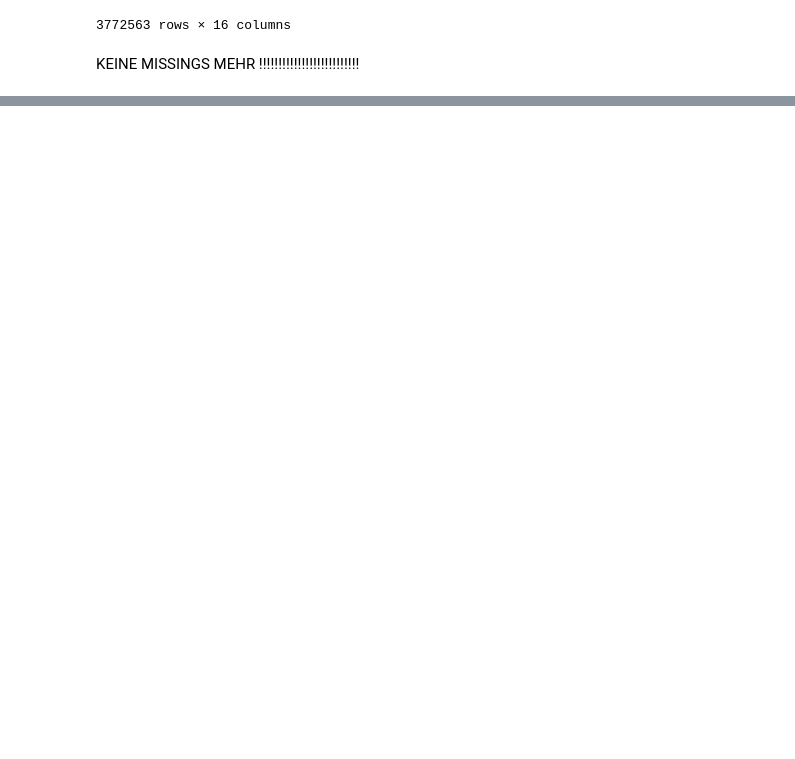
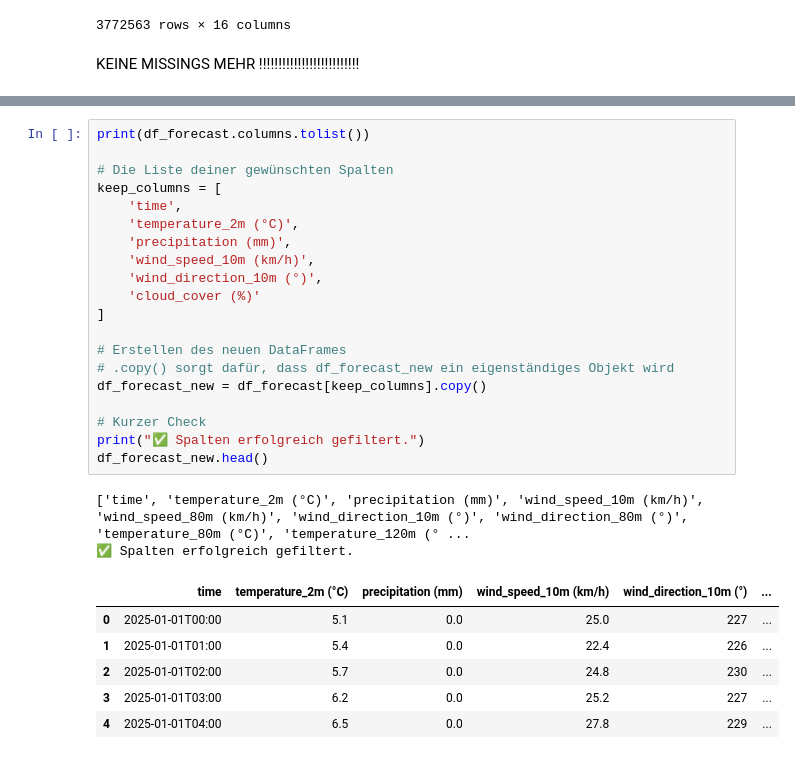
Before and after one commit to janofrank/Merge-Error, a Jupyter notebook: Ado_DE.ipynb, the cells around one changed output, grey strips where cells are left out. Drawn from its saved outputs; the diff is of its cells as text; blank space fills up the shorter version.

```diff
--- a/Ado_DE.ipynb
+++ b/Ado_DE.ipynb
@@ -191,0 +217,29 @@ Name: count, dtype: int64
+# %%
+print(df_forecast.columns.tolist())
+
+# Die Liste deiner gewünschten Spalten
+keep_columns = [
+    'time',
+    'temperature_2m (°C)',
+    'precipitation (mm)',
+    'wind_speed_10m (km/h)',
+    'wind_direction_10m (°)',
+    'cloud_cover (%)'
+]
+
+# Erstellen des neuen DataFrames
+# .copy() sorgt dafür, dass df_forecast_new ein eigenständiges Objekt wird
+df_forecast_new = df_forecast[keep_columns].copy()
+
+# Kurzer Check
+print("✅ Spalten erfolgreich gefiltert.")
+df_forecast_new.head()
+# %% [output]
+['time', 'temperature_2m (°C)', 'precipitation (mm)', 'wind_speed_10m (km/h)', 'wind_speed_80m (km/h)', 'wind_direction_10m (°)', 'wind_direction_80m (°)', 'temperature_80m (°C)', 'temperature_120m (° ...
+✅ Spalten erfolgreich gefiltert.
+|  | time | temperature_2m (°C) | precipitation (mm) | wind_speed_10m (km/h) | wind_direction_10m (°) | ... |
+| 0 | 2025-01-01T00:00 | 5.1 | 0.0 | 25.0 | 227 | ... |
+| 1 | 2025-01-01T01:00 | 5.4 | 0.0 | 22.4 | 226 | ... |
+| 2 | 2025-01-01T02:00 | 5.7 | 0.0 | 24.8 | 230 | ... |
+| 3 | 2025-01-01T03:00 | 6.2 | 0.0 | 25.2 | 227 | ... |
+| 4 | 2025-01-01T04:00 | 6.5 | 0.0 | 27.8 | 229 | ... |
```
Also changed, not shown: parts of 5 cells of this notebook.
